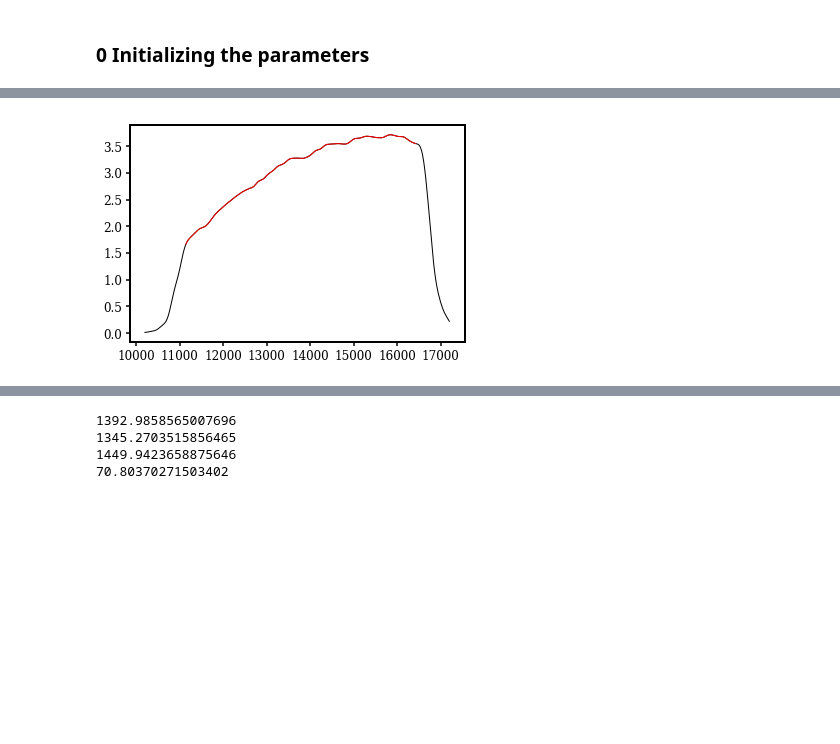
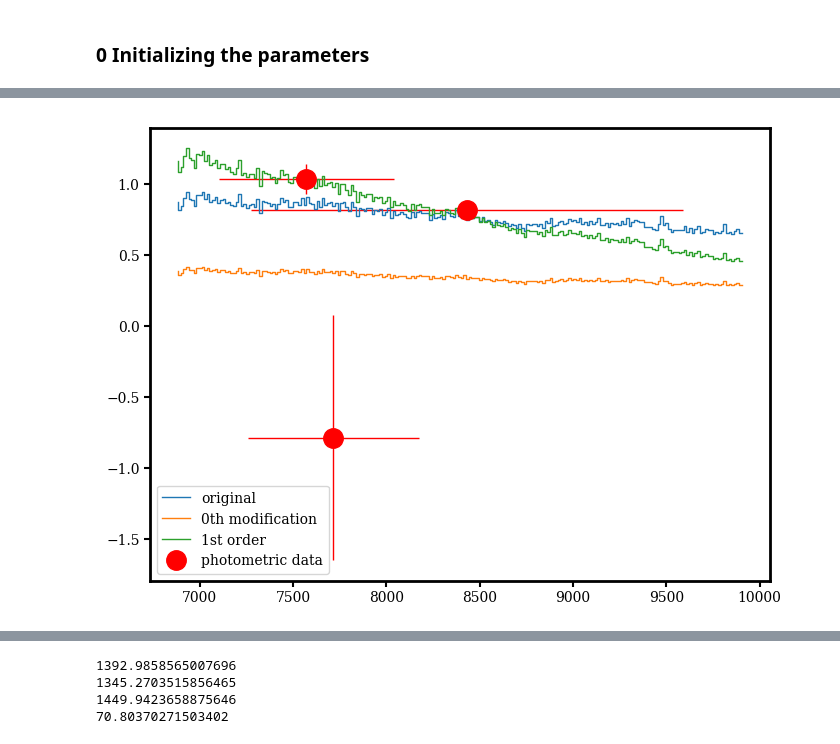
Before and after one commit to ywis/TAPS, a Jupyter notebook: examples/AEGIS_reduce_example_filter_set_tests.ipynb, the cells around one changed output, grey strips where cells are left out. Drawn from its saved outputs; the diff is of its cells as text; code cells hidden in the pictures; blank space fills up the shorter version.

Commit message:
added the new source list.

```diff
--- a/examples/AEGIS_reduce_example_filter_set_tests.ipynb
+++ b/examples/AEGIS_reduce_example_filter_set_tests.ipynb
@@ -1567,2 +1756,6 @@ plot_dir = 'plot/'+date+'_aegis/'
 # %% [markdown]
 ### 0 Initializing the parameters
+# %%
+row = 3
+photometry_list = np.zeros((len(df),19))
+photometry_err_list = np.zeros((len(df),19))
@@ -1703,0 +1937,15 @@ Galaxy age: 1.9952623149688828
+# %%
+plt.figure(figsize=(8,6),dpi=200)
+u,g,r,i,z, F606W,F814W,F125W,F140W,F160W, J1,J2,J3,H1,H2,K, J,H,Ks
+legend_list = ['u','g','r','i','z','F606W','F814W','F125W','F140W','F160W',\
+               'J1','J2','J3','H1','H2','K','J','H','Ks']#, IRAC1, IRAC2, IRAC3, IRAC4])
+for i in range(11,19):
+#     print(np.log10(photometry_list[:,i]/photometry_err_list[:,i]))
+    plt.hist(np.log10(photometry_list[:,i]/photometry_err_list[:,i]),\
+             alpha=0.8,label=legend_list[i],density='True',histtype='step',\
+            bins=np.linspace(0,4,9))
+plt.legend(loc='upper right',fontsize=6)
+plt.ylabel('density')
+plt.xlabel(r'$\log_{10}{\rm SNR}$')
+# plt.semilogx()
+plt.savefig('/Volumes/My Passport/TPAGB/outcome/plot/AEGIS_filter_photo_SNR_20200324_NMBS.png')
@@ -1704,6 +1954,6 @@ Galaxy age: 1.9952623149688828
 # %%
 #-------------------------------------------------Initial Reduce the spectra ----------------------------------------------------------
-print('-------------------------------------Initial fit ---------------------------------------------------------------------------------------')
+#     print('-------------------------------------Initial fit ---------------------------------------------------------------------------------------')
 [x, y, y_err, wave_list, band_list, photometric_flux, photometric_flux_err, photometric_flux_err_mod] = \
 derive_1D_spectra_Av_corrected(OneD_1, redshift_1, row, wave_list, band_list, photometric_flux, photometric_flux_err, photometric_flux_err_mod, A_v)
 if redshift< 0.49:
@@ -1712,8 +1962,10 @@ if redshift< 0.49:
     except:
         pass
 # print(y)
-print(photometric_flux,len(photometric_flux))
+print(photometric_flux,photometric_flux/photometric_flux_err,len(photometric_flux))
 # Testing fitting a line
+photo_wave_list_for_scaling = []
+photo_wave_band_for_scaling = []
 photo_list_for_scaling = []
 photo_err_list_for_scaling = []
 grism_flux_list_for_scaling = []
@@ -1722,20 +1974,79 @@ grism_wave_list_for_scaling =[]
 for i in range(len(wave_list)):
     if wave_list[i]-band_list[i] > x[0] and wave_list[i] + band_list[i] < x[-1]:
         scale_index = find_nearest(x, wave_list[i])
+        photo_wave_list_for_scaling.append(wave_list[i])
+        photo_wave_band_for_scaling.append(band_list[i])
         photo_list_for_scaling.append(photometric_flux[i])
-        photo_err_list_for_scaling.append(photometric_flux_err[i])
+        photo_err_list_for_scaling.append(photometric_flux_err_mod[i])
         grism_flux_list_for_scaling.append(y[scale_index])
         grism_flux_err_list_for_scaling.append(y_err[scale_index])
         grism_wave_list_for_scaling.append(x[scale_index])
+
+photo_wave_list_for_scaling = np.array(photo_wave_list_for_scaling)
+photo_wave_band_for_scaling = np.array(photo_wave_band_for_scaling)
 photo_array_for_scaling = np.array(photo_list_for_scaling)
 photo_err_array_for_scaling = np.array(photo_err_list_for_scaling)
 grism_flux_array_for_scaling = np.array(grism_flux_list_for_scaling)
 grism_flux_err_array_for_scaling = np.array(grism_flux_err_list_for_scaling)
 grism_wave_array_for_scaling = np.array(grism_wave_list_for_scaling)
+
+coeff = np.mean(photo_array_for_scaling/grism_flux_array_for_scaling)
+print(coeff)
 print('Number of photometric points for rescaling:',len(photo_array_for_scaling))
-print(np.mean(photo_array_for_scaling/grism_flux_array_for_scaling))
-coeff = np.mean(photo_array_for_scaling/grism_flux_array_for_scaling)
-# if np.isnan(coeff):
-#     coeff = 1.0
-y = y*coeff
+rescaling_err = 1/np.sqrt(1./grism_flux_array_for_scaling*photo_err_array_for_scaling**2
+                       + photo_array_for_scaling/grism_flux_array_for_scaling**2*grism_flux_err_array_for_scaling**2)
+## 1st order
+p= np.polyfit(grism_wave_list_for_scaling,\
+                       photo_array_for_scaling/grism_flux_array_for_scaling, 1,\
+                       w=rescaling_err)
+y_fit = np.polyval(p,x)
+y_1 = y_fit*y
+
+# y = y*coeff
+
+# print(z)
+plt.figure(figsize=(8,6),dpi=100)
+plt.step(x,y,label='original')
+plt.step(x,y*coeff,label='0th modification')
+# plt.errorbar(wave_list, photometric_flux, xerr=band_list, yerr=photometric_flux_err_mod, color='r', fmt='o', label='photometric data', markersize=14)
+plt.errorbar(photo_wave_list_for_scaling,\
+             photo_array_for_scaling,\
+             xerr = photo_wave_band_for_scaling,\
+             yerr=photo_err_array_for_scaling,\
+             color='r', fmt='o', label='photometric data', markersize=14)
+
+
+## 1st order
+p= np.polyfit(grism_wave_list_for_scaling,\
+                       photo_array_for_scaling/grism_flux_array_for_scaling, 1,\
+                       w=rescaling_err)
+y_fit = np.polyval(p,x)
+y_1 = y_fit*y
+print(p)
+# print(y)
+plt.step(x,y_1,label='1st order')
+
+# ## 2nd order
+# p= np.polyfit(grism_wave_list_for_scaling,\
+#                        photo_array_for_scaling/grism_flux_array_for_scaling, 2,\
+#                        w=photo_err_array_for_scaling)
+# y_fit = np.polyval(p,x)
+# y_2 = y_fit*y
+# plt.step(x,y_2,label='2nd order')
+
+
+plt.legend(loc='best')
+photometry_list = np.zeros(len(wave_list))
+print('photo flux: ',photometric_flux,len(photometry_list),len(photometric_flux[photometric_flux>0]))
+
+rescaling_err = 1/np.sqrt(1./grism_flux_array_for_scaling*photo_err_array_for_scaling**2
+                       + photo_array_for_scaling/grism_flux_array_for_scaling**2*grism_flux_err_array_for_scaling**2)
+##https://www.itl.nist.gov/div898/handbook/eda/section3/eda3674.htm
+
+print(np.polyfit(grism_wave_list_for_scaling,\
+                       photo_array_for_scaling/grism_flux_array_for_scaling, 0,full=True,\
+                       w=rescaling_err)[1]/(3-1))
+print(np.polyfit(grism_wave_list_for_scaling,\
+                       photo_array_for_scaling/grism_flux_array_for_scaling, 1,full=True,\
+                       w=rescaling_err)[1]/(3-2))
 # %% [output]
@@ -1753 +2070 @@ Number of photometric points for rescaling: 4
-[figure, old version]
+[figure, new version]
```
Also changed, not shown: parts of 20 cells of this notebook, 14 other files.
